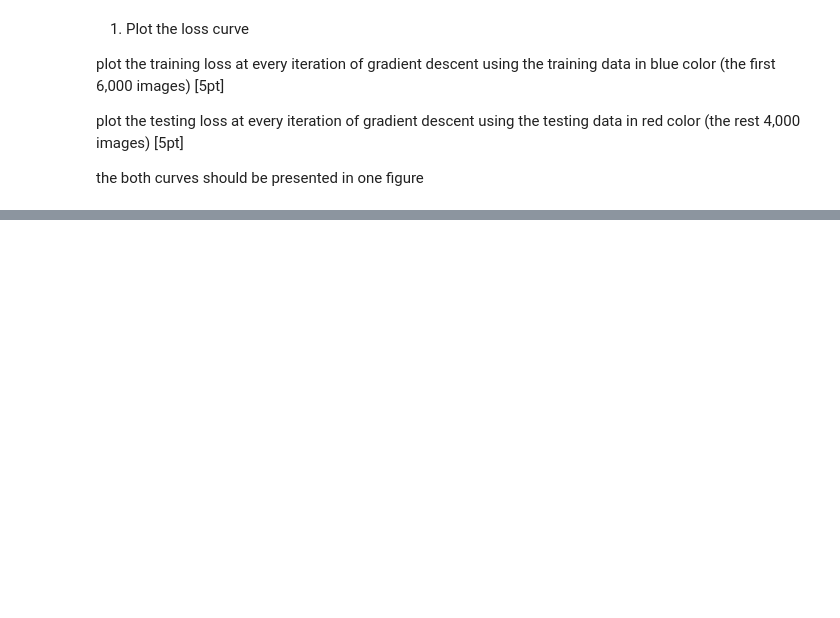
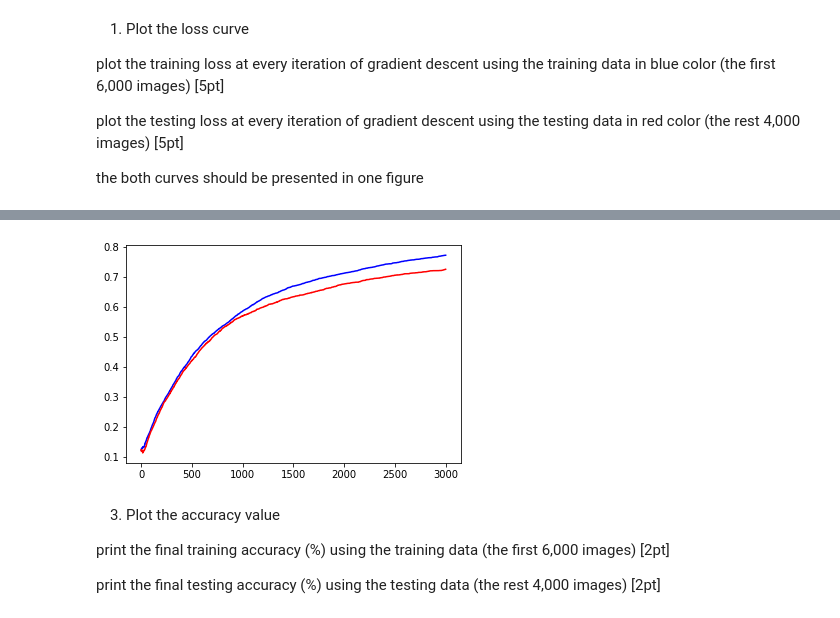
Before and after one commit to heebinYoo/assignment-02, a Jupyter notebook: assignment-08.ipynb, the cells around one changed output, grey strips where cells are left out. Drawn from its saved outputs; the diff is of its cells as text; code cells hidden in the pictures; blank space fills up the shorter version.

```diff
--- a/assignment-08.ipynb
+++ b/assignment-08.ipynb
@@ -361,0 +300,13 @@ label  9  :  0.1188100627798907
+# %%
+plt.plot(accuracy_train,c='blue')
+plt.plot(accuracy_test,c='red')
+plt.show()
+# %% [output]
+[figure, added]
+# %% [markdown]
+3. Plot the accuracy value
+
+print the final training accuracy (%) using the training data (the first 6,000 images) [2pt]
+
+
+print the final testing accuracy (%) using the testing data (the rest 4,000 images) [2pt]
```
Also changed, not shown: parts of 16 cells of this notebook.
